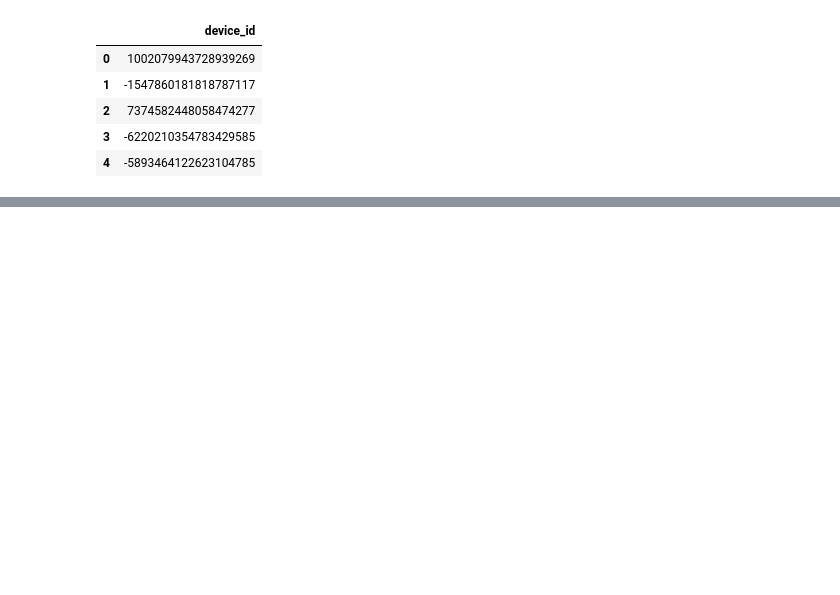
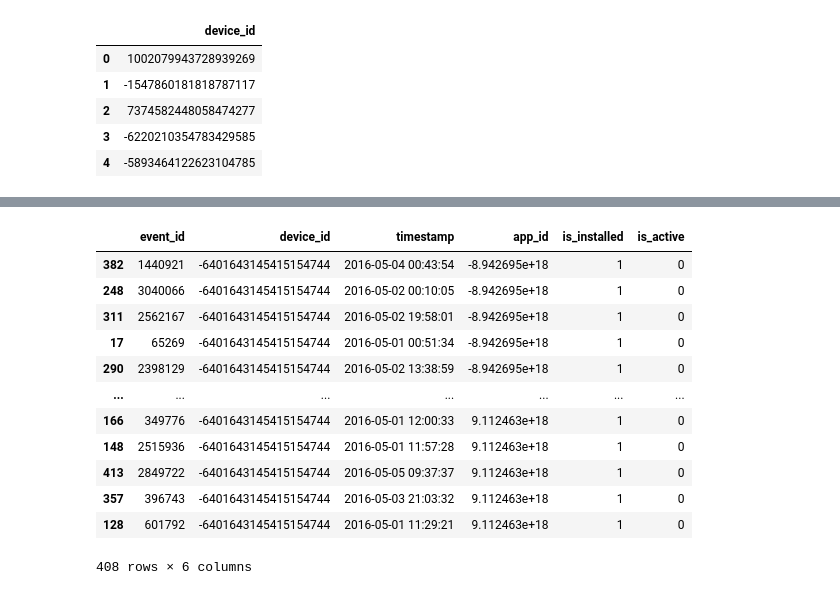
Before and after one commit to gxexakis/Kaggle, a Jupyter notebook: talking_data/data_exploration_nikos.ipynb, the cells around one changed output, grey strips where cells are left out. Cells and saved outputs as stored; diff of their text form; code cells hidden in the pictures; blank space fills up the shorter version.

```diff
--- a/talking_data/data_exploration_nikos.ipynb
+++ b/talking_data/data_exploration_nikos.ipynb
@@ -180,0 +392,18 @@ app_events.shape, app_labels.shape
+# %%
+merged_app_events = merged_app_events.dropna()
+# %%
+merged_app_events
+# %% [output]
+|  | event_id | device_id | timestamp | app_id | is_installed | is_active |
+| 382 | 1440921 | -6401643145415154744 | 2016-05-04 00:43:54 | -8.942695e+18 | 1 | 0 |
+| 248 | 3040066 | -6401643145415154744 | 2016-05-02 00:10:05 | -8.942695e+18 | 1 | 0 |
+| 311 | 2562167 | -6401643145415154744 | 2016-05-02 19:58:01 | -8.942695e+18 | 1 | 0 |
+| 17 | 65269 | -6401643145415154744 | 2016-05-01 00:51:34 | -8.942695e+18 | 1 | 0 |
+| 290 | 2398129 | -6401643145415154744 | 2016-05-02 13:38:59 | -8.942695e+18 | 1 | 0 |
+| ... | ... | ... | ... | ... | ... | ... |
+| 166 | 349776 | -6401643145415154744 | 2016-05-01 12:00:33 | 9.112463e+18 | 1 | 0 |
+| 148 | 2515936 | -6401643145415154744 | 2016-05-01 11:57:28 | 9.112463e+18 | 1 | 0 |
+| 413 | 2849722 | -6401643145415154744 | 2016-05-05 09:37:37 | 9.112463e+18 | 1 | 0 |
+| 357 | 396743 | -6401643145415154744 | 2016-05-03 21:03:32 | 9.112463e+18 | 1 | 0 |
+| 128 | 601792 | -6401643145415154744 | 2016-05-01 11:29:21 | 9.112463e+18 | 1 | 0 |
+408 rows × 6 columns
```
Also changed, not shown: parts of 40 cells of this notebook, 2 other files.
